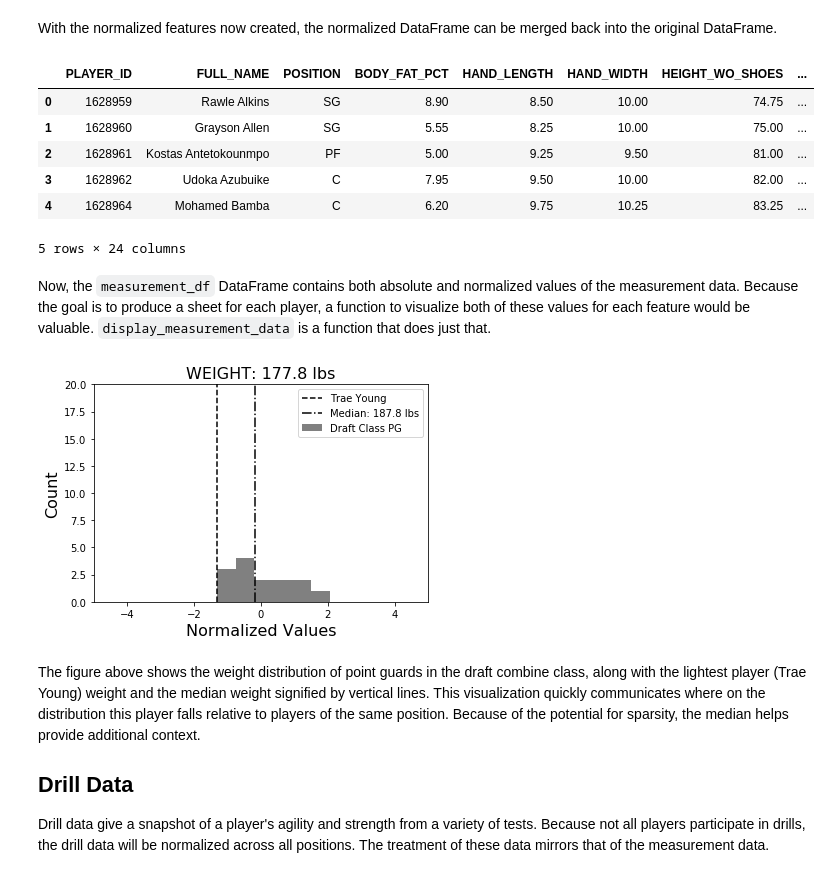
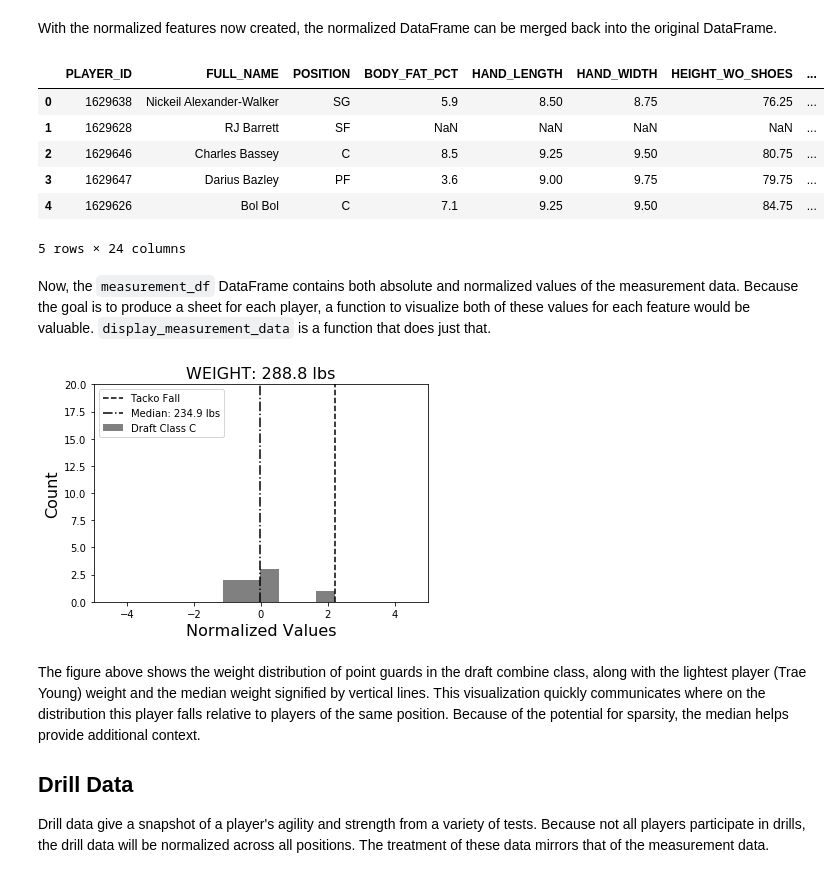
Before and after one commit to basketballrelativity/draft_combine, a Jupyter notebook: draft_combine.ipynb, the cells around one changed output. Cells and saved outputs as stored; diff of their text form; code cells hidden in the pictures.

```diff
--- a/draft_combine.ipynb
+++ b/draft_combine.ipynb
@@ -23,6 +23,7 @@ HEADERS = {'Connection': 'close',
            'Host': 'stats.nba.com',
            'Origin': 'http://stats.nba.com',
            'Upgrade-Insecure-Requests': '1',
+           'Referer': 'stats.nba.com',
            'User-Agent': 'Mozilla/5.0 (Macintosh; Intel Mac OS X 10_13_2)' + \
                          'AppleWebKit/537.36 (KHTML, like Gecko) ' + \
                          'Chrome/66.0.3359.117 Safari/537.36'}
@@ -32,7 +33,7 @@ pd.options.mode.chained_assignment = None  # Disabling pandas SetWithCopyWarning
 The `league_id` and `season_year` are required parameters for the `draftcombinestats` endpoint. The NBA is the only league for which data are available, and the cell below pulls data for the most recent draft combine (2018-19 season).
 # %%
 league_id = '00' #NBA
-season_year = '2018-19'
+season_year = '2019-20'
 draft_data = draft.Draft(headers=HEADERS,
                          endpoint='draftcombinestats',
                          league_id=league_id,
@@ -196,11 +195,11 @@ measurement_df = measurement_df.merge(normed_measurement_df, left_index=True, ri
 measurement_df.head(5)
 # %% [output]
 |  | PLAYER_ID | FULL_NAME | POSITION | BODY_FAT_PCT | HAND_LENGTH | HAND_WIDTH | HEIGHT_WO_SHOES | ... |
-| 0 | 1628959 | Rawle Alkins | SG | 8.90 | 8.50 | 10.00 | 74.75 | ... |
-| 1 | 1628960 | Grayson Allen | SG | 5.55 | 8.25 | 10.00 | 75.00 | ... |
-| 2 | 1628961 | Kostas Antetokounmpo | PF | 5.00 | 9.25 | 9.50 | 81.00 | ... |
-| 3 | 1628962 | Udoka Azubuike | C | 7.95 | 9.50 | 10.00 | 82.00 | ... |
-| 4 | 1628964 | Mohamed Bamba | C | 6.20 | 9.75 | 10.25 | 83.25 | ... |
+| 0 | 1629638 | Nickeil Alexander-Walker | SG | 5.9 | 8.50 | 8.75 | 76.25 | ... |
+| 1 | 1629628 | RJ Barrett | SF | NaN | NaN | NaN | NaN | ... |
+| 2 | 1629646 | Charles Bassey | C | 8.5 | 9.25 | 9.50 | 80.75 | ... |
+| 3 | 1629647 | Darius Bazley | PF | 3.6 | 9.00 | 9.75 | 79.75 | ... |
+| 4 | 1629626 | Bol Bol | C | 7.1 | 9.25 | 9.50 | 84.75 | ... |
 5 rows × 24 columns
 # %% [markdown]
 Now, the `measurement_df` DataFrame contains both absolute and normalized values of the measurement data. Because the goal is to produce a sheet for each player, a function to visualize both of these values for each feature would be valuable. `display_measurement_data` is a function that does just that.
@@ -285,9 +284,9 @@ def display_data(player_id, display_data, feature, drills=False):
 
     return fig
 # %%
-display_data(1629027, measurement_df, 'WEIGHT')
+display_data(1629605, measurement_df, 'WEIGHT')
 # %% [output]
-[figure, old version]
+[figure, new version]
 # %% [markdown]
 The figure above shows the weight distribution of point guards in the draft combine class, along with the lightest player (Trae Young) weight and the median weight signified by vertical lines. This visualization quickly communicates where on the distribution this player falls relative to players of the same position. Because of the potential for sparsity, the median helps provide additional context.
 
```
Also changed, not shown: parts of 14 cells of this notebook.
